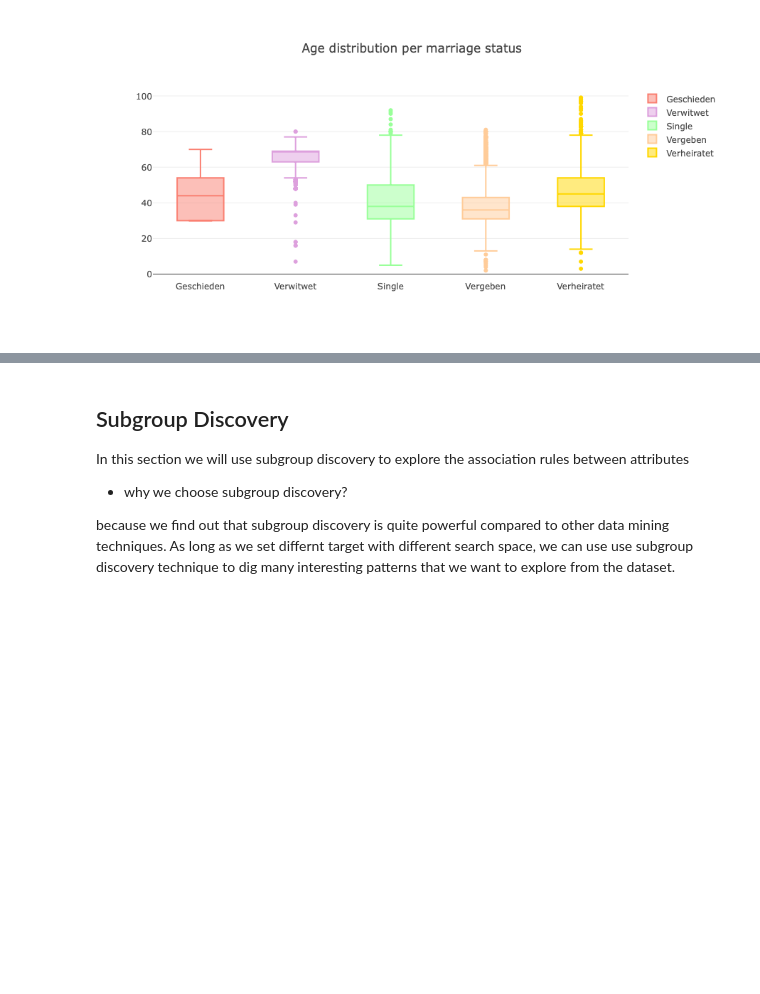
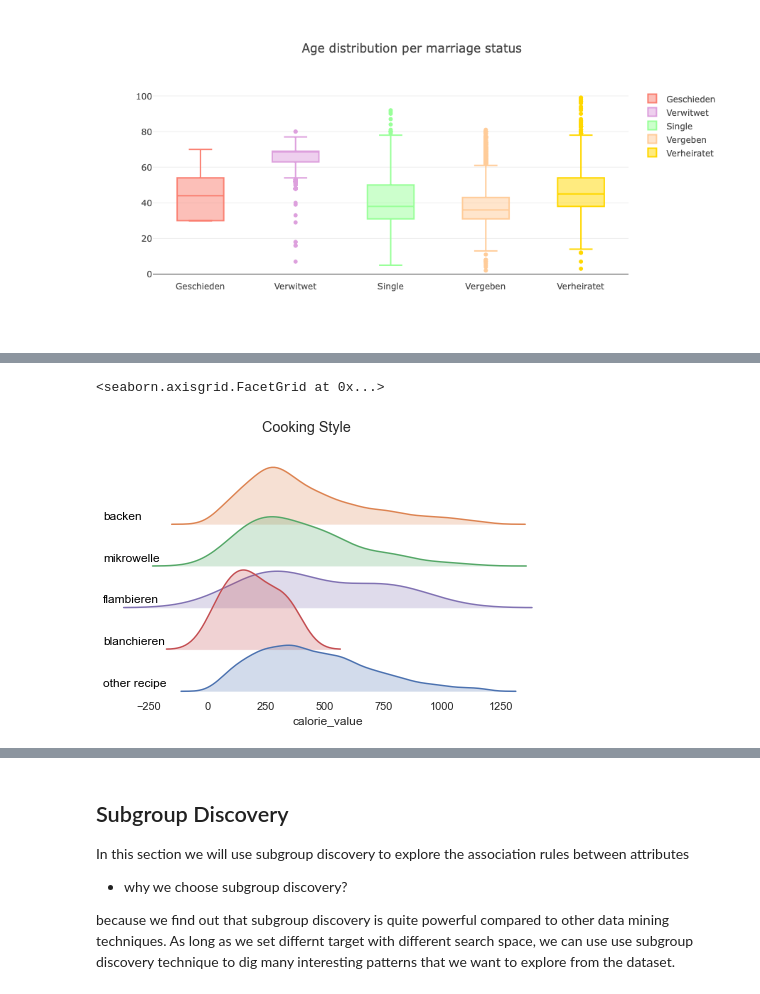
Before and after one commit to sunwen0120/Pratikum_chefkoch, a Jupyter notebook: submit code/Data analysis/Section_3&4_part1.ipynb, the cells around one changed output, grey strips where cells are left out. Saved outputs shown, nothing was run; the diff lists cells and outputs as text; code cells hidden in the pictures; blank space fills up the shorter version.

```diff
--- a/submit code/Data analysis/Section_3&4_part1.ipynb
+++ b/submit code/Data analysis/Section_3&4_part1.ipynb
@@ -244,0 +324,8 @@ iplot(fig, filename = "Box Plot Styling Outliers")
+# %%
+# choose the columns, which we need, from the original dataset
+df_ridge = data_com[['recipe_name','tags','calorie_value','categorize','preparation_time']]
+df_ridge["pre_time"] = df_ridge["preparation_time"].str.extract(pat, flags=0, expand=True)
+df_ridge[['calorie_value']] = df_ridge[['calorie_value']].astype(int)
+df_ridge[['pre_time']] = df_ridge[['pre_time']].astype(int)
+df_ridge = df_ridge.drop('preparation_time',1)
+df_ridge.head()
@@ -244,0 +393,40 @@ iplot(fig, filename = "Box Plot Styling Outliers")
+# %%
+df_r_2 = df_ridge
+# add one column 'Speziell' to store the tags of 'cooking styles'
+df_r_2['cooking_style']='other recipe'
+for i in range(len(df_r_2)):
+    tags = df_r_2.loc[i]['tags']
+    tags = tags_preprocessing(tags)
+    if "flambieren" in tags :
+        df_r_2.at[i,'cooking_style'] ='flambieren'
+    if "backen" in tags:
+        df_r_2.at[i,'cooking_style'] ='backen'
+    if "mikrowelle" in tags:
+        df_r_2.at[i,'cooking_style'] ='mikrowelle'
+    if "blanchieren" in tags:
+        df_r_2.at[i,'cooking_style'] ='blanchieren'
+df_r_2 = df_r_2[(df_r_2["calorie_value"]>1) & (df_r_2["calorie_value"]<1200)]
+# %%
+# plot the ridge-line of calorie distribution of different cooking styles recipes
+sns.set(style="white", rc={"axes.facecolor": (0, 0, 0, 0)})
+pal = sns.cubehelix_palette(10, rot=-.25, light=.7)
+
+g = sns.FacetGrid(df_r_2, row="cooking_style", hue="cooking_style",row_order=['backen','mikrowelle',
+                                                                             'flambieren','blanchieren','other recipe'],
+                 aspect=8, height=0.9)
+
+g.map(sns.kdeplot, "calorie_value", clip_on=False, shade=True)
+
+def label(x, color, label):
+    ax = plt.gca()
+    ax.text(0, .1, label, fontweight="normal", color='black',
+            ha="left", va="center",transform=ax.transAxes)
+g.map(label, "calorie_value")
+g.fig.subplots_adjust(hspace=-.50)
+g.set_titles("")
+g.set(yticks=[])
+g.fig.suptitle('Cooking Style')
+g.despine(bottom=True, left=True)
+# %% [output]
+<seaborn.axisgrid.FacetGrid at 0x...>
+[figure, added]
```
Also changed, not shown: parts of 23 cells of this notebook.
